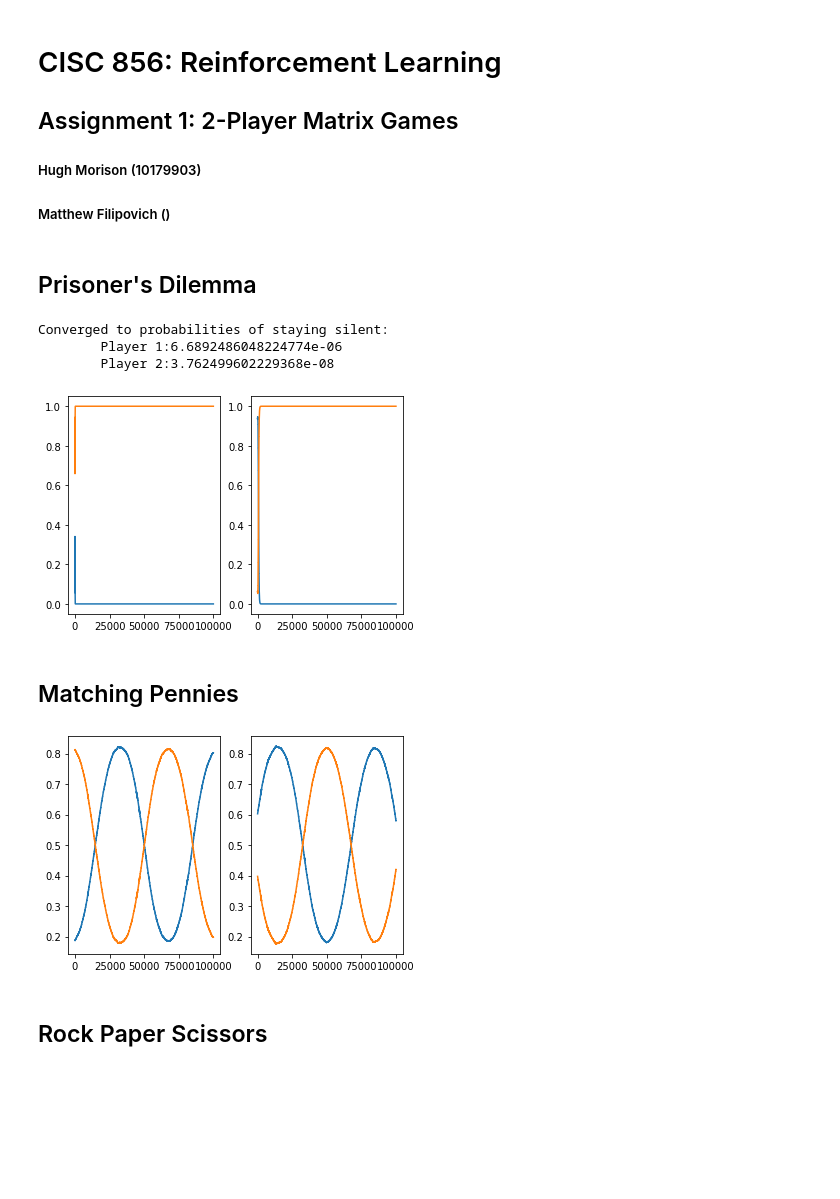
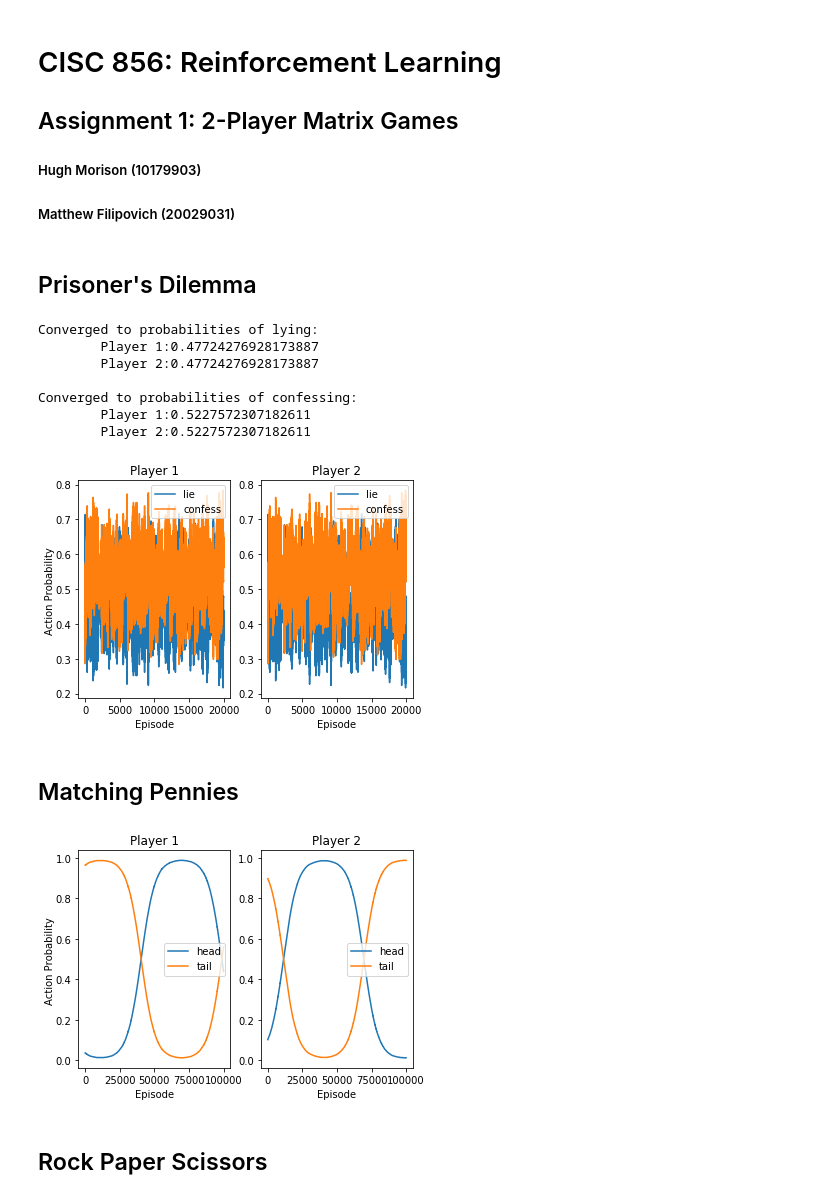
Before and after one commit to hughmor/rl-matrix-games, a Jupyter notebook: report.ipynb, the cells around one changed output. Cells and saved outputs as stored; diff of their text form; code cells hidden in the pictures; blank space fills up the shorter version.

Commit message:
Add functions to plots. Notebook works for policy calculations. Also improve code efficiency.

```diff
--- a/report.ipynb
+++ b/report.ipynb
@@ -2,4 +2,4 @@
 # CISC 856: Reinforcement Learning
 ## Assignment 1: 2-Player Matrix Games
 ##### Hugh Morison (10179903)
-##### Matthew Filipovich ()
+##### Matthew Filipovich (20029031)
@@ -30,38 +90,47 @@ def make_plots(player1, player2):
 # %%
 rewards_1 = p1_rewards[0]
 rewards_2 = p2_rewards[0]
+labels = action_labels[0]
+N = 10000
 
-# random policies
+## start with random policies
 policy_1 = normalize(np.random.random(2))
 policy_2 = normalize(np.random.random(2))
-# # start with both tending to stay silent
-# policy_1 = np.array([0.8, 0.2])
-# policy_2 = np.array([0.8, 0.2])
-# # start with both tending to confess
-# policy_1 = np.array([0.2, 0.8])
-# policy_2 = np.array([0.2, 0.8])
-# # start with one hardened criminal and one rookie
-# policy_1 = np.array([0.8, 0.2])
-# policy_2 = np.array([0.2, 0.8])
 
-p1_history, p2_history = iterate(policy_1, rewards_1, policy_2, rewards_2, max_iterations=N)
+## start with both tending to lie
+#policy_1 = np.array([0.8, 0.2])
+#policy_2 = np.array([0.8, 0.2])
 
-# p_silent1, p_confession1 = zip(*p1_history)
-# p_silent2, p_confession2 = zip(*p2_history)
+## start with both tending to confess
+#policy_1 = np.array([0.2, 0.8])
+#policy_2 = np.array([0.2, 0.8])
 
-print('Converged to probabilities of staying silent:\n\tPlayer 1:{}\n\tPlayer 2:{}\n'.format(p_silent1[-1], p_silent2[-1]))
+## start with one hardened criminal and one rookie
+#policy_1 = np.array([0.8, 0.2])
+#policy_2 = np.array([0.2, 0.8])
 
-make_plots(zip(*p1_history), zip(*p2_history))
+p1_history, p2_history, Q1, Q2 = iterate(policy_1, rewards_1, policy_2, rewards_2, max_iterations=N)
+p1_lie, p1_confess = zip(*p1_history)
+p2_lie, p2_confess = zip(*p2_history)
+print('Converged to probabilities of lying:\n\tPlayer 1:{}\n\tPlayer 2:{}\n'.format(p1_lie[-1], p2_lie[-1]))
+print('Converged to probabilities of confessing:\n\tPlayer 1:{}\n\tPlayer 2:{}\n'.format(p1_confess[-1], p2_confess[-1]))
+make_plots(p1_history, p2_history, labels)
 # %% [output]
-Converged to probabilities of staying silent:
-        Player 1:6.6892486048224774e-06
-        Player 2:3.762499602229368e-08
+Converged to probabilities of lying:
+        Player 1:0.47724276928173887
+        Player 2:0.47724276928173887
+
+Converged to probabilities of confessing:
+        Player 1:0.5227572307182611
+        Player 2:0.5227572307182611
-[figure, old version]
+[figure, new version]
 # %% [markdown]
 ## Matching Pennies
 # %%
 rewards_1 = p1_rewards[1]
 rewards_2 = p2_rewards[1]
+labels = action_labels[1]
+N = 100000
 
 # random policies
 policy_1 = normalize(np.random.random(2))
@@ -72,9 +141,9 @@ p1_history, p2_history = iterate(policy_1, rewards_1, policy_2, rewards_2, alpha
 p_heads1, p_tails1 = zip(*p1_history)
 p_heads2, p_tails2 = zip(*p2_history)
 
-make_plots(zip(*p1_history), zip(*p2_history))
+make_plots(p1_history, p2_history, labels)
 # %% [output]
-[figure, old version]
+[figure, new version]
 # %% [markdown]
 ## Rock Paper Scissors
 # %%
```
Also changed, not shown: parts of 5 cells of this notebook, 2 other files.
